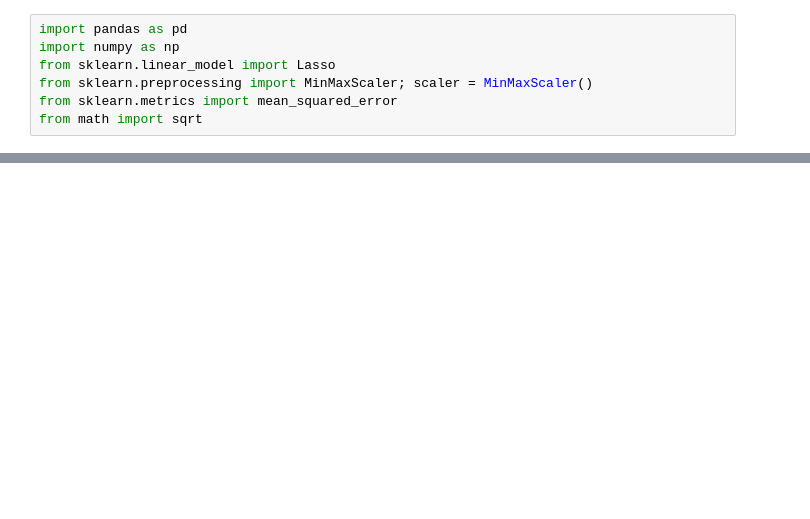
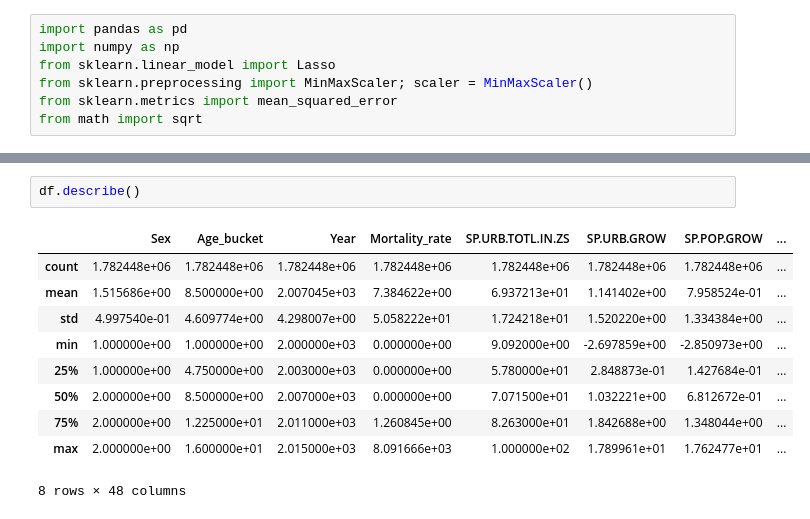
Before and after one commit to assitanDiarra/ENSAE_Python, a Jupyter notebook: Choix cancer, delta années - lasso.ipynb, the cells around one changed output, grey strips where cells are left out. Saved outputs shown, nothing was run; the diff lists cells and outputs as text; blank space fills up the shorter version.

```diff
--- a/Choix cancer, delta années - lasso.ipynb
+++ b/Choix cancer, delta années - lasso.ipynb
@@ -265,0 +56,13 @@ df_lasso = pd.DataFrame({'Base_year':lasso_base_year,
+# %%
+df.describe()
+# %% [output]
+|  | Sex | Age_bucket | Year | Mortality_rate | SP.URB.TOTL.IN.ZS | SP.URB.GROW | SP.POP.GROW | ... |
+| count | 1.782448e+06 | 1.782448e+06 | 1.782448e+06 | 1.782448e+06 | 1.782448e+06 | 1.782448e+06 | 1.782448e+06 | ... |
+| mean | 1.515686e+00 | 8.500000e+00 | 2.007045e+03 | 7.384622e+00 | 6.937213e+01 | 1.141402e+00 | 7.958524e-01 | ... |
+| std | 4.997540e-01 | 4.609774e+00 | 4.298007e+00 | 5.058222e+01 | 1.724218e+01 | 1.520220e+00 | 1.334384e+00 | ... |
+| min | 1.000000e+00 | 1.000000e+00 | 2.000000e+03 | 0.000000e+00 | 9.092000e+00 | -2.697859e+00 | -2.850973e+00 | ... |
+| 25% | 1.000000e+00 | 4.750000e+00 | 2.003000e+03 | 0.000000e+00 | 5.780000e+01 | 2.848873e-01 | 1.427684e-01 | ... |
+| 50% | 2.000000e+00 | 8.500000e+00 | 2.007000e+03 | 0.000000e+00 | 7.071500e+01 | 1.032221e+00 | 6.812672e-01 | ... |
+| 75% | 2.000000e+00 | 1.225000e+01 | 2.011000e+03 | 1.260845e+00 | 8.263000e+01 | 1.842688e+00 | 1.348044e+00 | ... |
+| max | 2.000000e+00 | 1.600000e+01 | 2.015000e+03 | 8.091666e+03 | 1.000000e+02 | 1.789961e+01 | 1.762477e+01 | ... |
+8 rows × 48 columns
```
Also changed, not shown: parts of 48 cells of this notebook.
